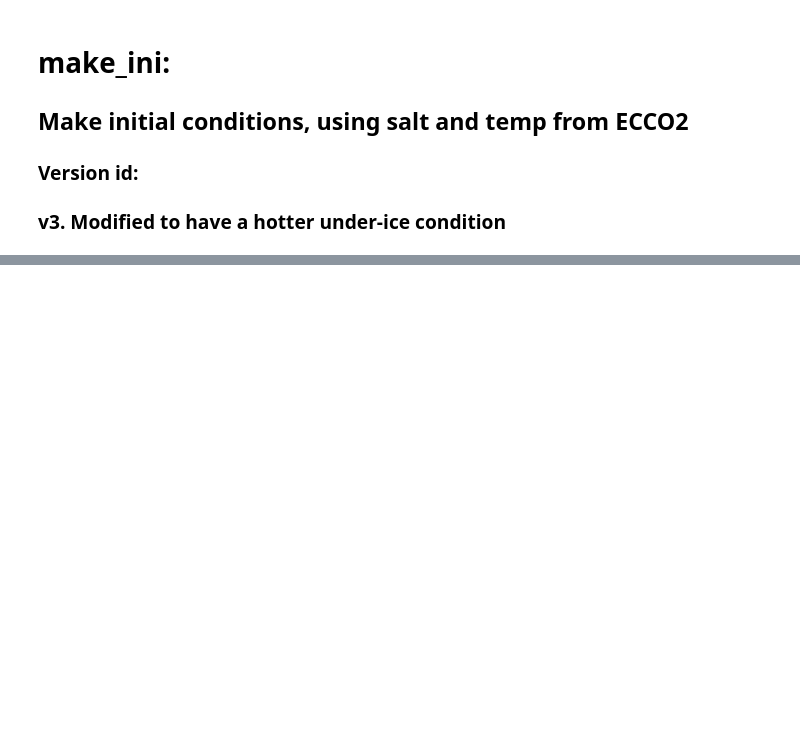
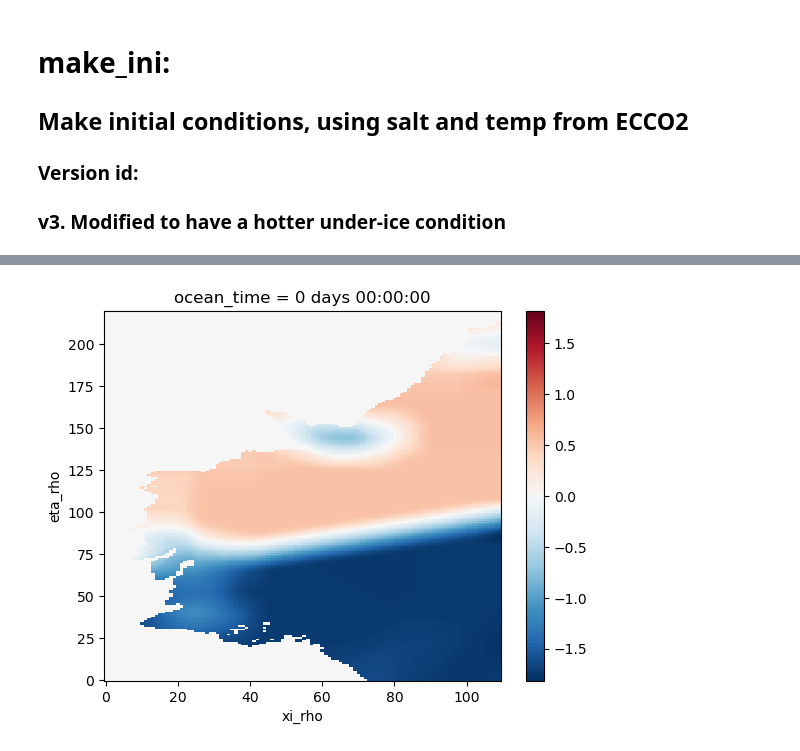
Before and after one commit to dgwyther/vanderford-setup, a Jupyter notebook: notebooks/make_ini_v4-vanderford.ipynb, the cells around one changed output, grey strips where cells are left out. Saved outputs shown, nothing was run; the diff lists cells and outputs as text; code cells hidden in the pictures; blank space fills up the shorter version.

```diff
--- a/notebooks/make_ini_v4-vanderford.ipynb
+++ b/notebooks/make_ini_v4-vanderford.ipynb
@@ -389,0 +457,5 @@ plt.show()
+# %%
+(final.temp.isel(s_rho=0)*grd.mask_rho).plot()
+plt.show()
+# %% [output]
+[figure, added]
```
Also changed, not shown: parts of 6 cells of this notebook.
